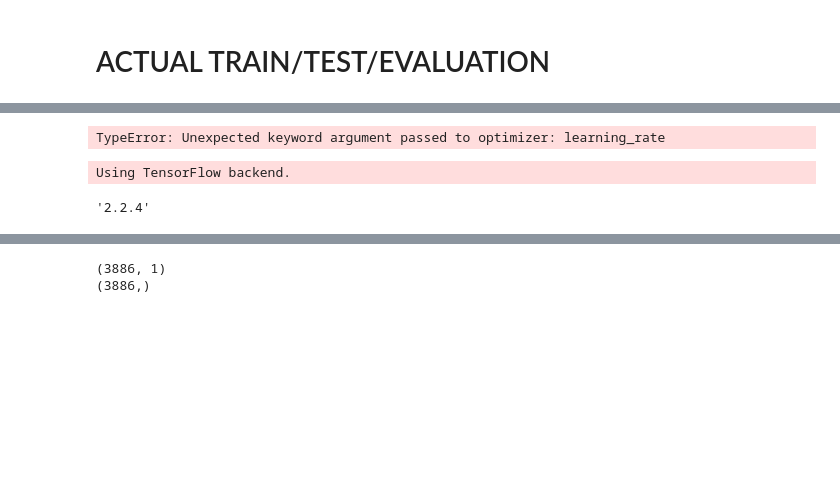
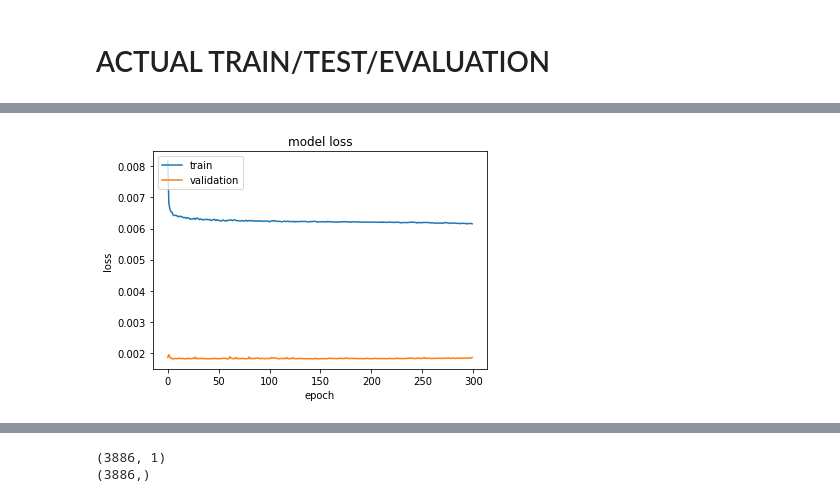
Before and after one commit to ycxmichael/CMPT733_CryptoCurrency_Project, a Jupyter notebook: model_test.ipynb, the cells around one changed output, grey strips where cells are left out. Saved outputs shown, nothing was run; the diff lists cells and outputs as text; code cells hidden in the pictures; blank space fills up the shorter version.

Commit message:
add real time notebook

```diff
--- a/model_test.ipynb
+++ b/model_test.ipynb
@@ -307,8 +356,8 @@ def fit_model(model, X_train, Y_train, batch_num, num_epoch, val_split):
     start = time.time()
 
     #Train the model on X_train and Y_train
-    model.fit(X_train, Y_train, batch_size= batch_num, nb_epoch=num_epoch, validation_split= val_split)
+    hist = model.fit(X_train, Y_train, batch_size= batch_num, nb_epoch=num_epoch, validation_split= val_split)
 
     #Get the time it took to train the model (in seconds)
     training_time = int(math.floor(time.time() - start))
-    return model, training_time
+    return model, training_time, hist
@@ -315,3 +366,14 @@ def fit_model(model, X_train, Y_train, batch_num, num_epoch, val_split):
+# %%
+def plot_train_history(history):
+
+    # summarize history for loss
+    plt.plot(history.history['loss'])
+    plt.plot(history.history['val_loss'])
+    plt.title('model loss')
+    plt.ylabel('loss')
+    plt.xlabel('epoch')
+    plt.legend(['train', 'validation'], loc='upper left')
+    plt.show()
 # %% [markdown]
 ## TEST MODEL
 # %%
@@ -442,18 +512,11 @@ def calculate_statistics(true_pos, false_pos, true_neg, false_neg, y_predict, Y_
 sequence_length = 50
 window = sequence_length -1
 train_test_split = 0.8
-hidden_size = 50
+hidden_size = 100
 dropout_rate = 0.3
 activation = 'linear'
 loss = 'mse'
-optimizer = 'adam'
+optimizer = Adam(lr=0.001)
 batch = 1024
 epoch = 100
 val_split = 0.2
-
-#data
-coin_data = coin_complete
-
-#to_supervised
-X_train, Y_train, X_test, Y_test = time_series_to_supervised(coin_data,sequence_length,train_test_split)
-print(X_train.shape, Y_train.shape, X_test.shape, Y_test.shape)
@@ -482,7 +552,7 @@ Non-trainable params: 0
 _________________________________________________________________
 None
 # %%
-# model, training_time = fit_model(coin_model,X_train,Y_train,batch,epoch, val_split)
-# model.save('coin_model_1.h5')
-# print ("Training time", training_time, "seconds")
+model, training_time, history = fit_model(coin_model,X_train,Y_train,batch,epoch, val_split)
+model.save('coin_model_2.h5')
+print ("Training time", training_time, "seconds")
 # %% [output]
@@ -507,12 +577,9 @@ Training time 1840 seconds
 # %%
-from tensorflow.keras.models import load_model
-model = load_model('coin_model_1.h5')
-#y_predict, fig = test_model(model,X_test,Y_test)
+# # load model
+# from tensorflow.keras.models import load_model
+# model = load_model('coin_model_1.h5')
-# %% [output]
-TypeError: Unexpected keyword argument passed to optimizer: learning_rate
-# %%
-import keras
-keras.__version__
-# %% [output]
-Using TensorFlow backend.
-'2.2.4'
+# %%
+# plot model history
+plot_train_history(history)
+# %% [output]
+[figure, added]
```
Also changed, not shown: parts of 16 cells of this notebook, 1 other file.
